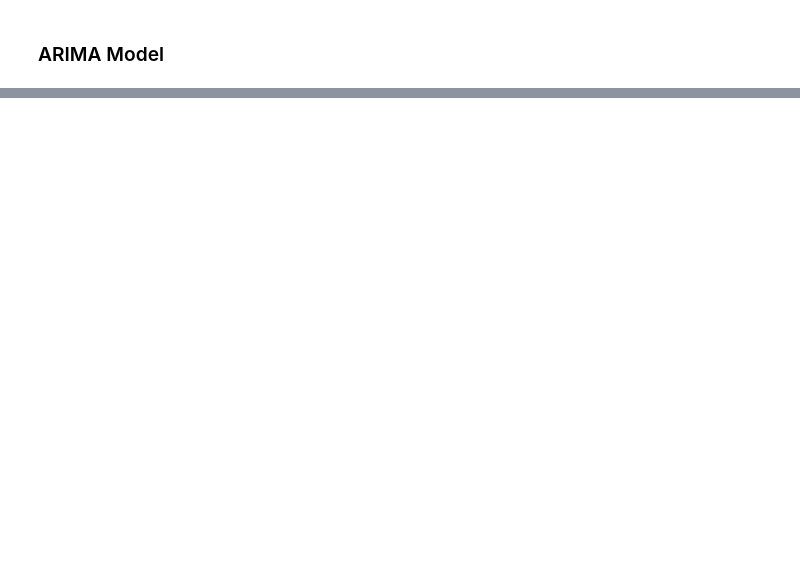
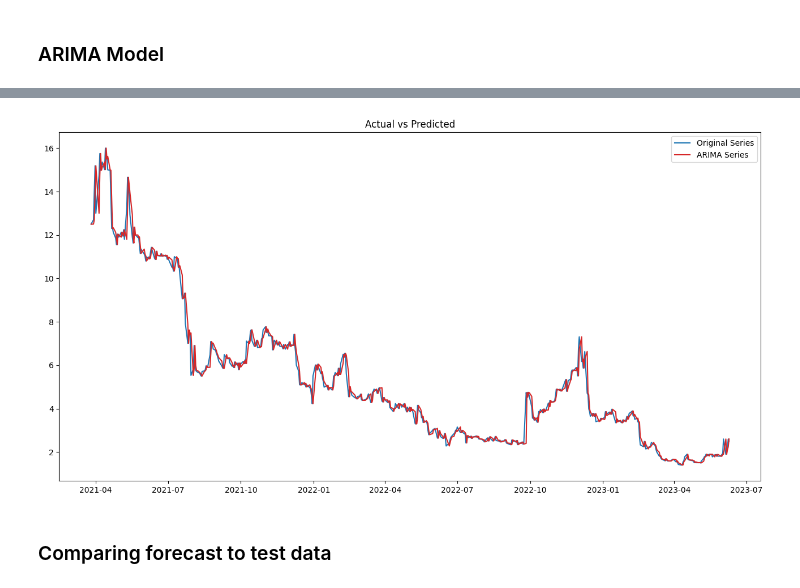
Before and after one commit to chaykovs/Finance-Projects, a Jupyter notebook: Stock Price Analysis/SC_Stock_Price_Analysis.ipynb, the cells around one changed output, grey strips where cells are left out. Cells and saved outputs as stored; diff of their text form; code cells hidden in the pictures; blank space fills up the shorter version.

```diff
--- a/Stock Price Analysis/SC_Stock_Price_Analysis.ipynb
+++ b/Stock Price Analysis/SC_Stock_Price_Analysis.ipynb
@@ -571,0 +572,29 @@ plt.title('ARIMA Model - RMSE: %.4f'% mean_squared_error(results_ARIMA.fittedval
+# %%
+# Printing the fitted values
+predictions = results_ARIMA.fittedvalues
+# %%
+# first value
+first_val_log = df_log['Close'][:1]
+# %%
+# Second step - adding the first value of the log series to the cumulative sum values
+predictions_log = np.r_[first_val_log, predictions].cumsum()
+# %%
+# Third step - applying exponential transformation
+predictions_final = pd.Series(np.exp(predictions_log),index=id_train)
+# %%
+# Plotting the original vs predicted series
+plt.figure(figsize = (16, 8))
+
+plt.plot(df_train, color = 'tab:blue', label = 'Original Series')
+
+plt.plot(predictions_final, color = 'tab:red', label = 'ARIMA Series')
+
+plt.title('Actual vs Predicted')
+
+plt.legend()
+
+plt.show()
+# %% [output]
+[figure, added]
+# %% [markdown]
+### Comparing forecast to test data
```
Also changed, not shown: parts of 29 cells of this notebook.
